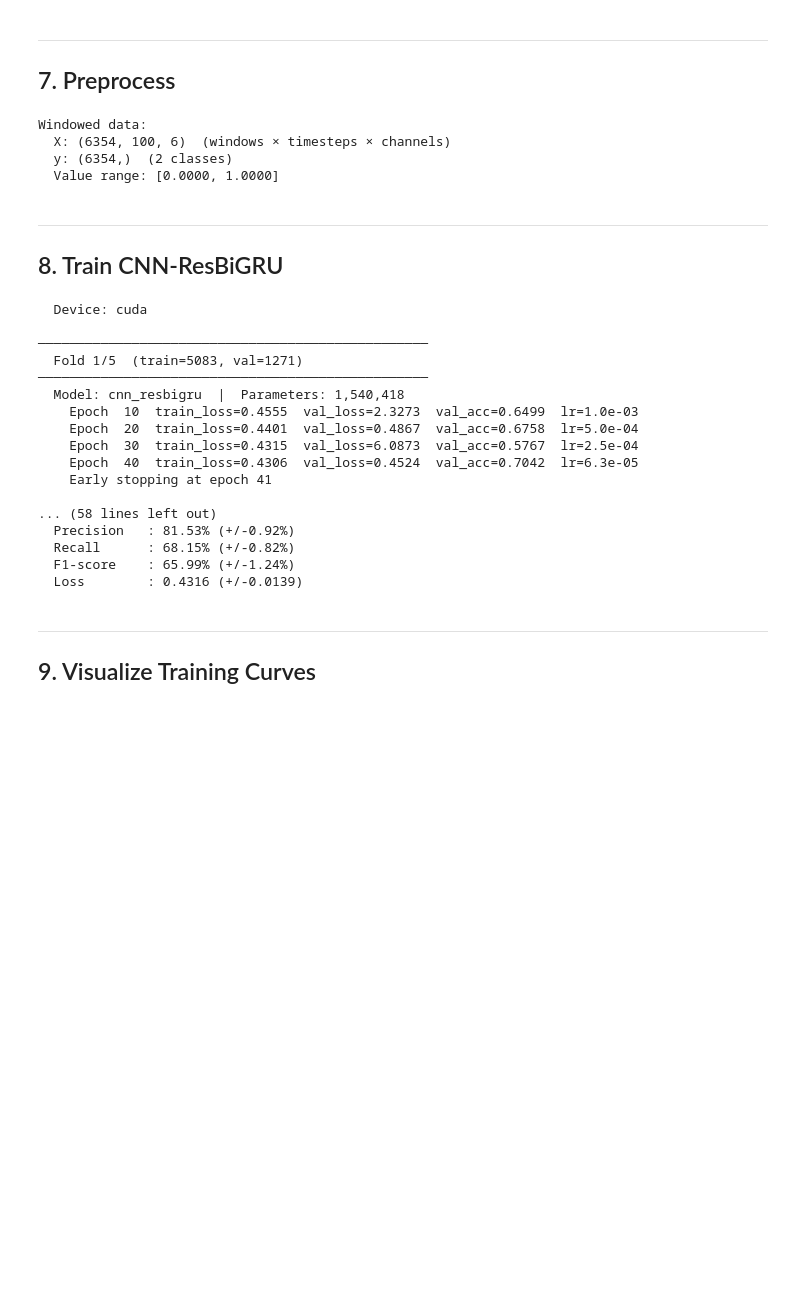
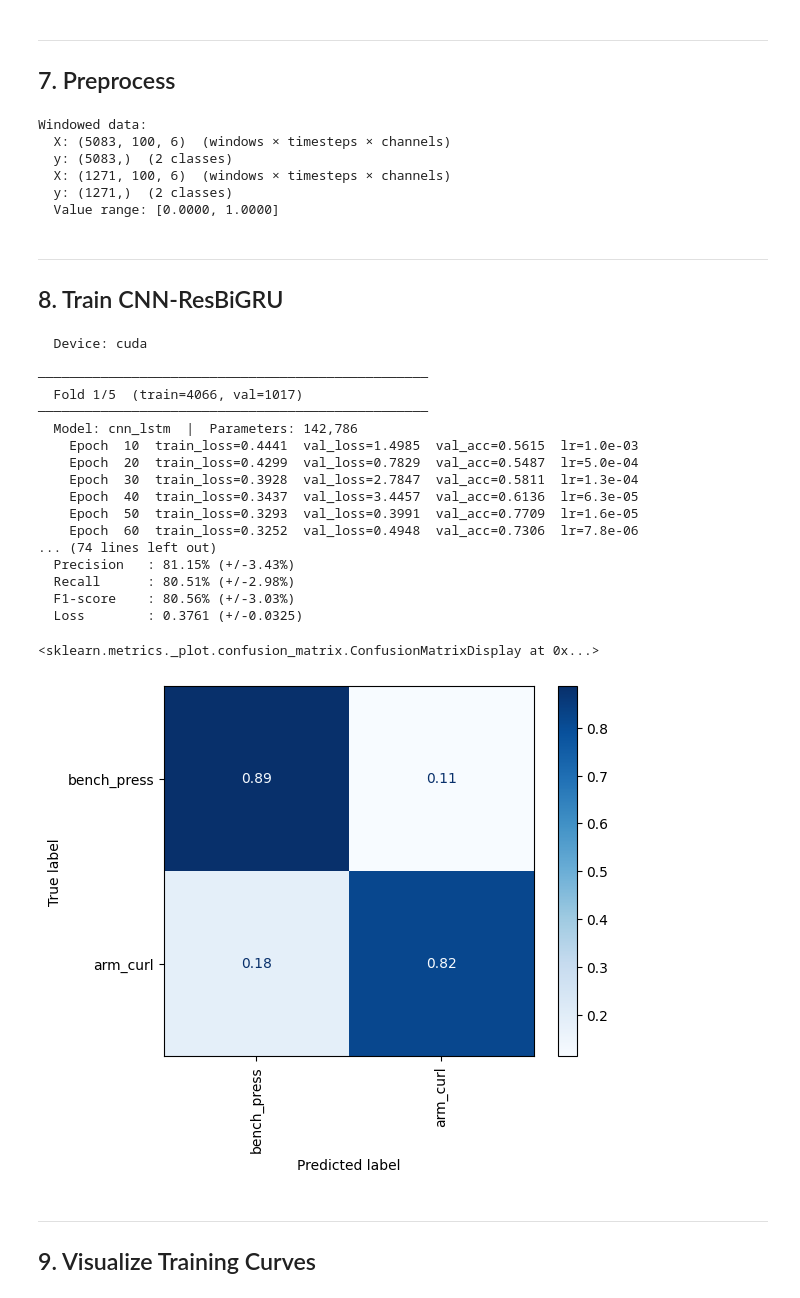
Before and after one commit to ajawhar24/WHT_Team1A, a Jupyter notebook: MyoGym/cnn_resbigru_imu.ipynb, the cells around one changed output. Cells and saved outputs as stored; diff of their text form; code cells hidden in the pictures; blank space fills up the shorter version.

```diff
--- a/MyoGym/cnn_resbigru_imu.ipynb
+++ b/MyoGym/cnn_resbigru_imu.ipynb
@@ -336,6 +389,7 @@ ALL_MODELS = {
     "bigru":        BiGRUBaseline,
     "no_conv":      NoConvResBiGRU,
     "no_resbigru":  CNNNoResBiGRU,
+    "cnn_lstm": CNN_LSTM
 }
 
 print(f"Available models: {list(ALL_MODELS.keys())}")
@@ -581,6 +611,7 @@ Labels:   (317761,) (2 classes)
 ---
 ## 7. Preprocess
 # %%
+from sklearn.model_selection import train_test_split
 pp = IMUPreprocessor(
     sampling_rate=SAMPLING_RATE,
     window_size_sec=WINDOW_SIZE_SEC,
@@ -588,24 +619,31 @@ pp = IMUPreprocessor(
 )
 
 X, y = pp.preprocess(data, labels)
+X_train, X_test, y_train, y_test = train_test_split(
+        X, y, test_size=0.2, random_state=42, stratify=y
+    )
 
 print(f"Windowed data:")
-print(f"  X: {X.shape}  (windows × timesteps × channels)")
-print(f"  y: {y.shape}  ({len(np.unique(y))} classes)")
+print(f"  X: {X_train.shape}  (windows × timesteps × channels)")
+print(f"  y: {y_train.shape}  ({len(np.unique(y_test))} classes)")
+print(f"  X: {X_test.shape}  (windows × timesteps × channels)")
+print(f"  y: {y_test.shape}  ({len(np.unique(y_test))} classes)")
 print(f"  Value range: [{X.min():.4f}, {X.max():.4f}]")
 # %% [output]
 Windowed data:
-  X: (6354, 100, 6)  (windows × timesteps × channels)
-  y: (6354,)  (2 classes)
+  X: (5083, 100, 6)  (windows × timesteps × channels)
+  y: (5083,)  (2 classes)
+  X: (1271, 100, 6)  (windows × timesteps × channels)
+  y: (1271,)  (2 classes)
   Value range: [0.0000, 1.0000]
 # %% [markdown]
 ---
 ## 8. Train CNN-ResBiGRU
 # %%
-results = train_evaluate(
-    X, y,
+results, model = train_evaluate(
+    X_train, y_train,
     num_classes=NUM_CLASSES,
-    model_name="cnn_resbigru",
+    model_name="cnn_lstm",
     n_folds=N_FOLDS,
     epochs=EPOCHS,
     batch_size=BATCH_SIZE,
@@ -617,20 +655,48 @@ results = train_evaluate(
   Device: cuda
 
 ──────────────────────────────────────────────────
-  Fold 1/5  (train=5083, val=1271)
+  Fold 1/5  (train=4066, val=1017)
 ──────────────────────────────────────────────────
-  Model: cnn_resbigru  |  Parameters: 1,540,418
-    Epoch  10  train_loss=0.4555  val_loss=2.3273  val_acc=0.6499  lr=1.0e-03
-    Epoch  20  train_loss=0.4401  val_loss=0.4867  val_acc=0.6758  lr=5.0e-04
-    Epoch  30  train_loss=0.4315  val_loss=6.0873  val_acc=0.5767  lr=2.5e-04
-    Epoch  40  train_loss=0.4306  val_loss=0.4524  val_acc=0.7042  lr=6.3e-05
-    Early stopping at epoch 41
-
-... (58 lines left out)
-  Precision   : 81.53% (+/-0.92%)
-  Recall      : 68.15% (+/-0.82%)
-  F1-score    : 65.99% (+/-1.24%)
-  Loss        : 0.4316 (+/-0.0139)
+  Model: cnn_lstm  |  Parameters: 142,786
+    Epoch  10  train_loss=0.4441  val_loss=1.4985  val_acc=0.5615  lr=1.0e-03
+    Epoch  20  train_loss=0.4299  val_loss=0.7829  val_acc=0.5487  lr=5.0e-04
+    Epoch  30  train_loss=0.3928  val_loss=2.7847  val_acc=0.5811  lr=1.3e-04
+    Epoch  40  train_loss=0.3437  val_loss=3.4457  val_acc=0.6136  lr=6.3e-05
+    Epoch  50  train_loss=0.3293  val_loss=0.3991  val_acc=0.7709  lr=1.6e-05
+    Epoch  60  train_loss=0.3252  val_loss=0.4948  val_acc=0.7306  lr=7.8e-06
+... (74 lines left out)
+  Precision   : 81.15% (+/-3.43%)
+  Recall      : 80.51% (+/-2.98%)
+  F1-score    : 80.56% (+/-3.03%)
+  Loss        : 0.3761 (+/-0.0325)
+# %%
+from sklearn.metrics import confusion_matrix, ConfusionMatrixDisplay, classification_report
+device = torch.device("cuda" if torch.cuda.is_available() else "cpu")
+#X_test = torch.FloatTensor(X_test).to(device)
+##y_test = torch.LongTensor(y_test).to(device)
+
+model.eval()
+with torch.no_grad():
+    y_pred = model(X_test).argmax(1).cpu().numpy()
+y_true = y_test.cpu().numpy()
+
+acc = accuracy_score(y_true, y_pred)
+prec = precision_score(y_true, y_pred, average="macro", zero_division=0)
+rec = recall_score(y_true, y_pred, average="macro", zero_division=0)
+f1 = f1_score(y_true, y_pred, average="macro", zero_division=0)
+
+results["acc"].append(acc)
+results["prec"].append(prec)
+results["rec"].append(rec)
+results["f1"].append(f1)
+
+
+cm = confusion_matrix(y_true, y_pred, normalize='true')
+disp = ConfusionMatrixDisplay(confusion_matrix=cm, display_labels=['bench_press', 'arm_curl'])
+disp.plot(cmap="Blues", xticks_rotation=90)
+# %% [output]
+<sklearn.metrics._plot.confusion_matrix.ConfusionMatrixDisplay at 0x...>
+[figure, added]
 # %% [markdown]
 ---
 ## 9. Visualize Training Curves
```
Also changed, not shown: parts of 9 cells of this notebook, 2 other files.
